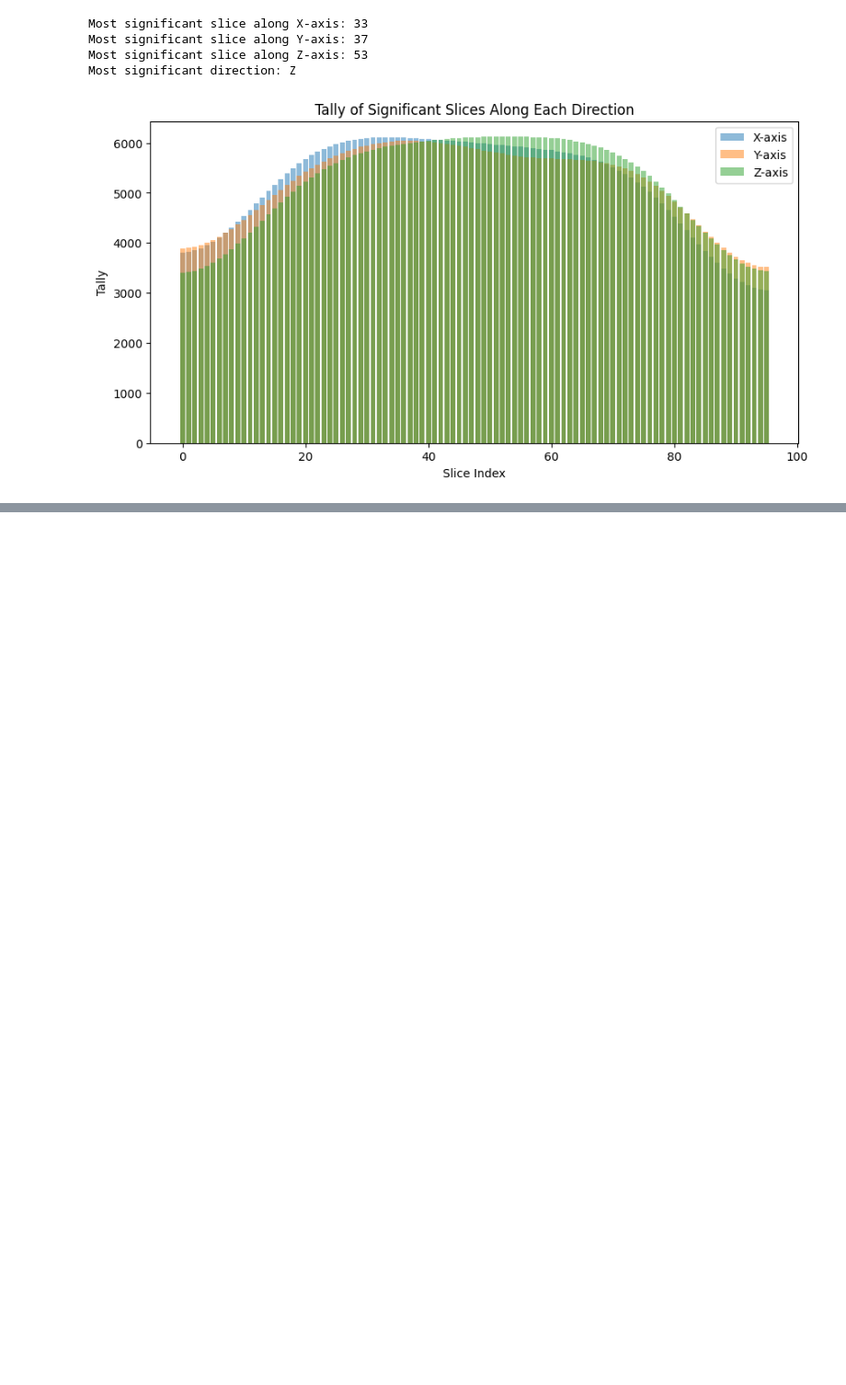
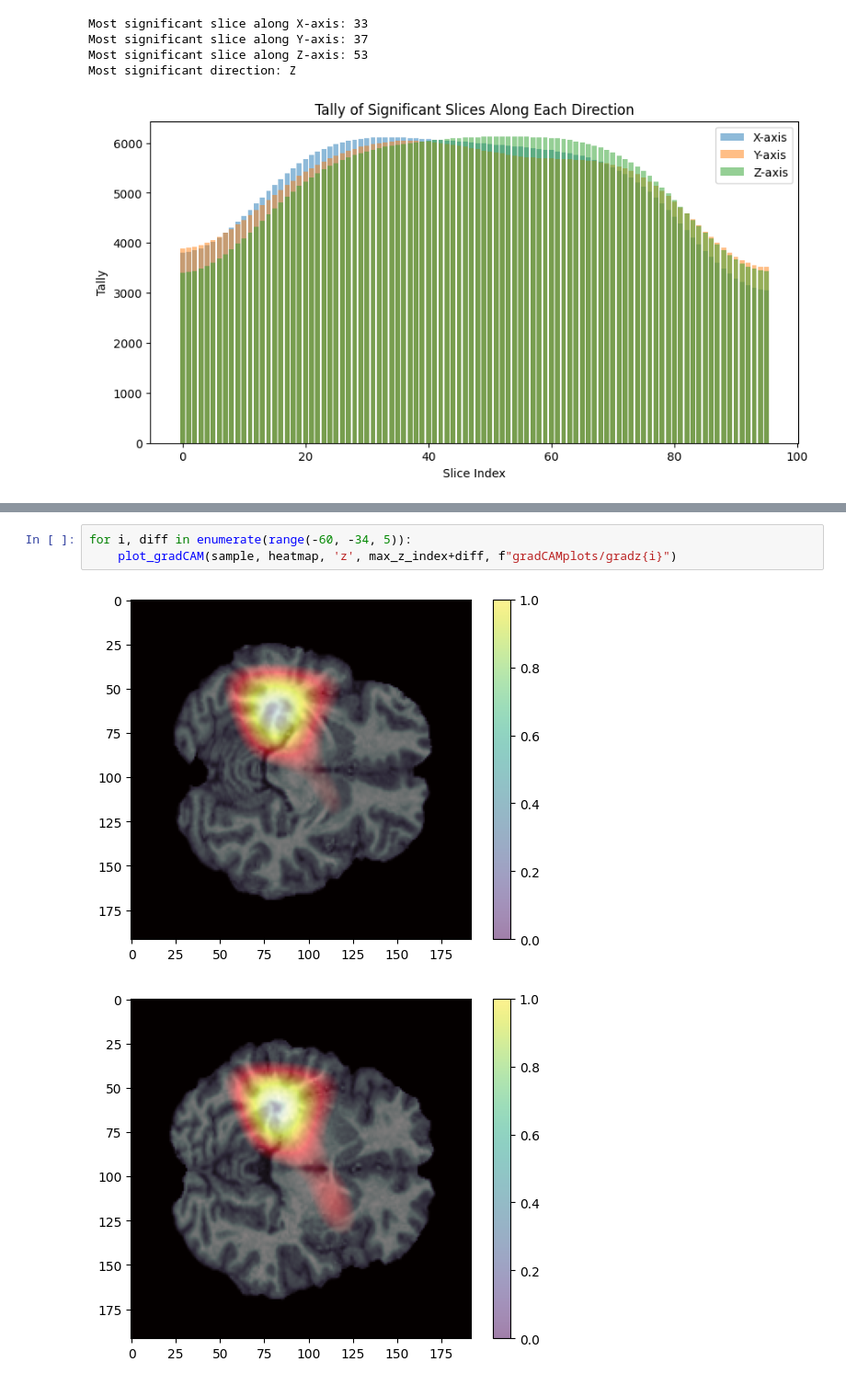
Before and after one commit to youzhiw/SCZ_classfication, a Jupyter notebook: manualGradCAM.ipynb, the cells around one changed output, grey strips where cells are left out. Shown at 92% size. Drawn from its saved outputs; the diff is of its cells as text; blank space fills up the shorter version.

```diff
--- a/manualGradCAM.ipynb
+++ b/manualGradCAM.ipynb
@@ -429,0 +439,6 @@ plot_gradCAM(sample, heatmap, 'z', max_z_index)
+# %%
+for i, diff in enumerate(range(-60, -34, 5)):
+    plot_gradCAM(sample, heatmap, 'z', max_z_index+diff, f"gradCAMplots/gradz{i}")
+# %% [output]
+[figure, added]
+[figure, added]
```
Also changed, not shown: parts of 15 cells of this notebook, 2 other files.
